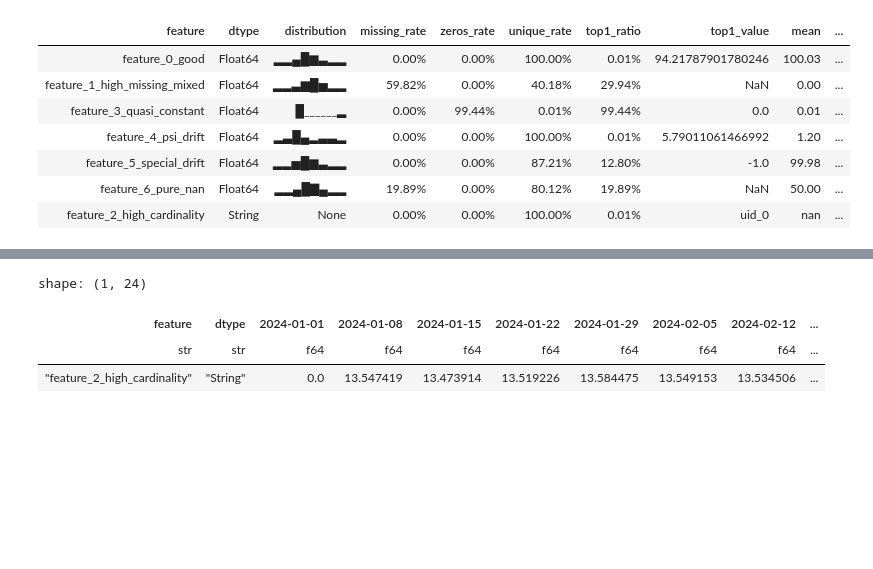
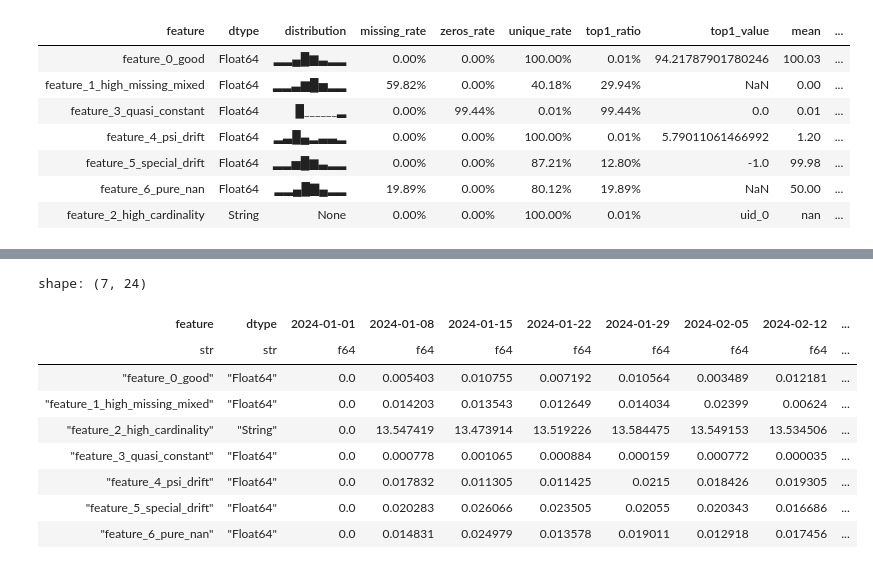
Before and after one commit to nana721/mars-risk, a Jupyter notebook: src/test_profiler_jupyter.ipynb, the cells around one changed output, grey strips where cells are left out. Drawn from its saved outputs; the diff is of its cells as text; code cells hidden in the pictures; blank space fills up the shorter version.

```diff
--- a/src/test_profiler_jupyter.ipynb
+++ b/src/test_profiler_jupyter.ipynb
@@ -288,8 +288,8 @@ Stats Trend: skew
 # %%
 report.write_excel("mars_demo_report.xlsx")
 # %%
-overview, dq_tables, stat_tables = report.get_profile_data()
-overview
+data  = report.get_profile_data()
+data.overview
 # %% [output]
 shape: (7, 17)
 | feature | dtype | distribution | missing_rate | zeros_rate | unique_rate | top1_ratio | top1_value | mean | ... |
@@ -302,12 +302,18 @@ shape: (7, 17)
 | "feature_6_pure_nan" | "Float64" | "▂▂▄█▇▄▂▂" | 0.1989 | 0.0 | 0.80115 | 0.1989 | "NaN" | 50.002221 | ... |
 | "feature_2_high_cardinality" | "String" | null | 0.0 | 0.0 | 1.0 | 0.00005 | "uid_0" | null | ... |
 # %%
-stat_tables["psi"]
+data.stats_trends["psi"]
 # %% [output]
-shape: (1, 24)
+shape: (7, 24)
 | feature | dtype | 2024-01-01 | 2024-01-08 | 2024-01-15 | 2024-01-22 | 2024-01-29 | 2024-02-05 | 2024-02-12 | ... |
 | str | str | f64 | f64 | f64 | f64 | f64 | f64 | f64 | ... |
+| "feature_0_good" | "Float64" | 0.0 | 0.005403 | 0.010755 | 0.007192 | 0.010564 | 0.003489 | 0.012181 | ... |
+| "feature_1_high_missing_mixed" | "Float64" | 0.0 | 0.014203 | 0.013543 | 0.012649 | 0.014034 | 0.02399 | 0.00624 | ... |
 | "feature_2_high_cardinality" | "String" | 0.0 | 13.547419 | 13.473914 | 13.519226 | 13.584475 | 13.549153 | 13.534506 | ... |
+| "feature_3_quasi_constant" | "Float64" | 0.0 | 0.000778 | 0.001065 | 0.000884 | 0.000159 | 0.000772 | 0.000035 | ... |
+| "feature_4_psi_drift" | "Float64" | 0.0 | 0.017832 | 0.011305 | 0.011425 | 0.0215 | 0.018426 | 0.019305 | ... |
+| "feature_5_special_drift" | "Float64" | 0.0 | 0.020283 | 0.026066 | 0.023505 | 0.02055 | 0.020343 | 0.016686 | ... |
+| "feature_6_pure_nan" | "Float64" | 0.0 | 0.014831 | 0.024979 | 0.013578 | 0.019011 | 0.012918 | 0.017456 | ... |
 # %%
 # 伪代码逻辑
 def filter_bad_features(df):
```
Also changed, not shown: parts of 10 cells of this notebook, 9 other files.
